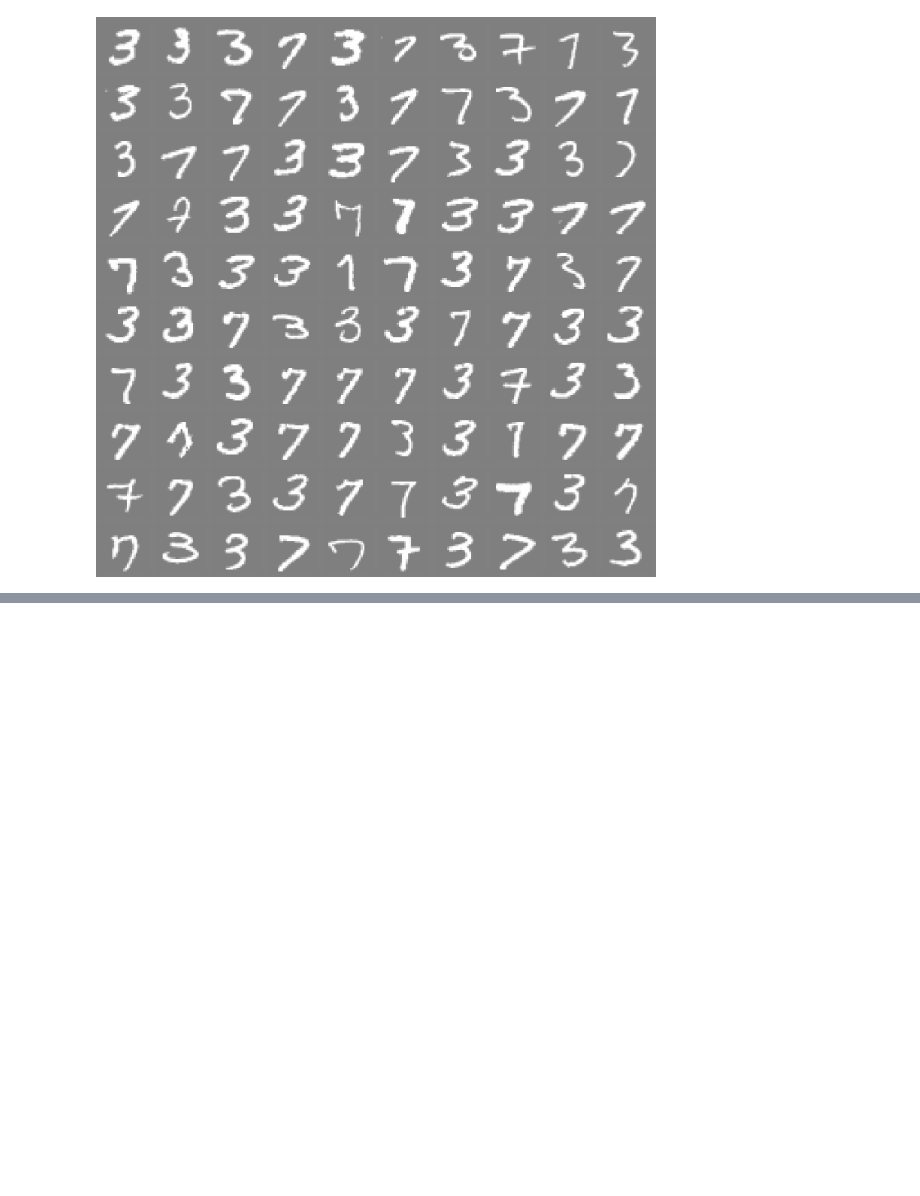
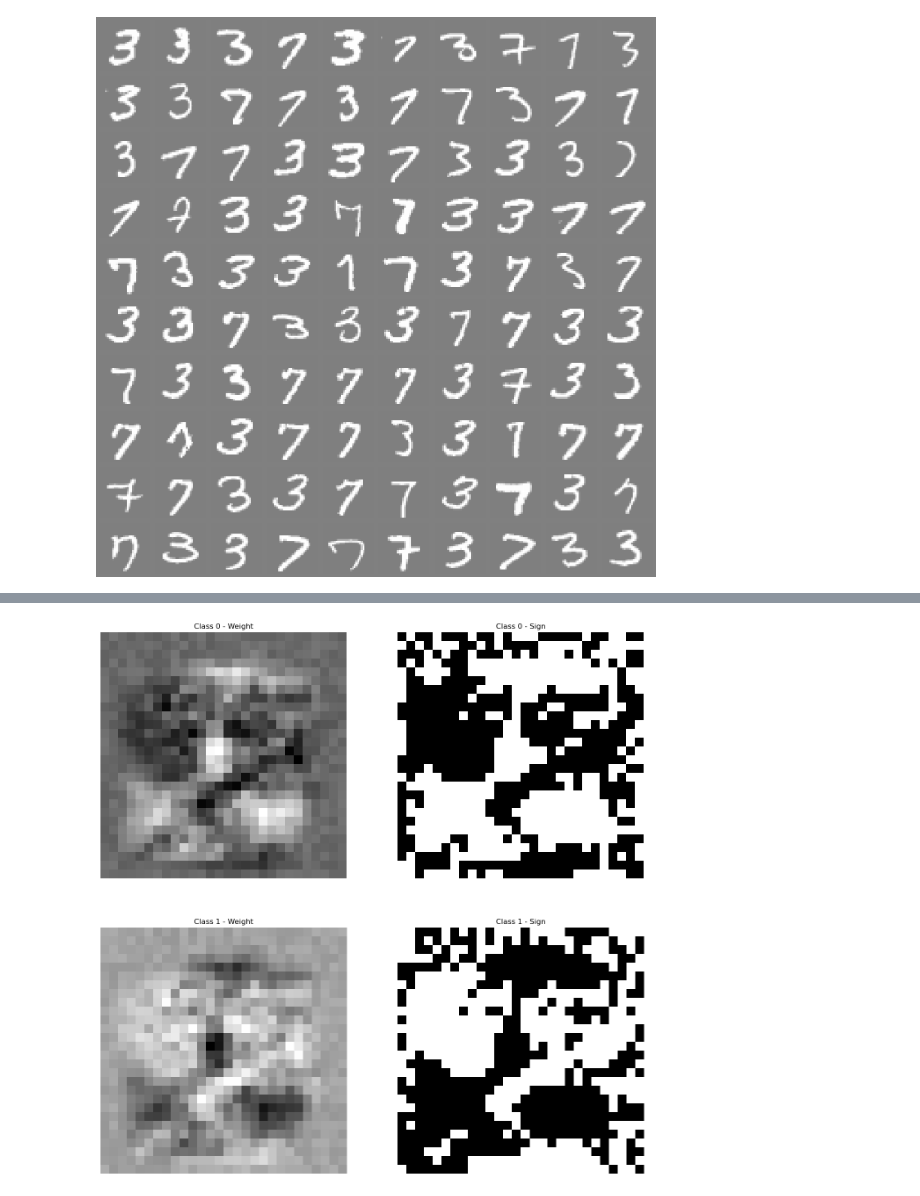
Before and after one commit to quentinRolld/Adversarial_attack, a Jupyter notebook: Adversarial_vs_weight_decay/Adv_vs_lin.ipynb, the cells around one changed output, grey strips where cells are left out. Cells and saved outputs as stored; diff of their text form; code cells hidden in the pictures; blank space fills up the shorter version.

```diff
--- a/Adversarial_vs_weight_decay/Adv_vs_lin.ipynb
+++ b/Adversarial_vs_weight_decay/Adv_vs_lin.ipynb
@@ -55,3 +63,8 @@ Epoch [200/200], Loss: 0.0000
+# %%
+
+visualize_weights_and_signs(model_trained) # to visualize the weights and signs of the model
+# %% [output]
+[figure, added]
 # %%
 eval_test(X_test_tensor,y_test_tensor,model_trained)
 # to evaluate the model on the test set
```
Also changed, not shown: parts of 7 cells of this notebook.
